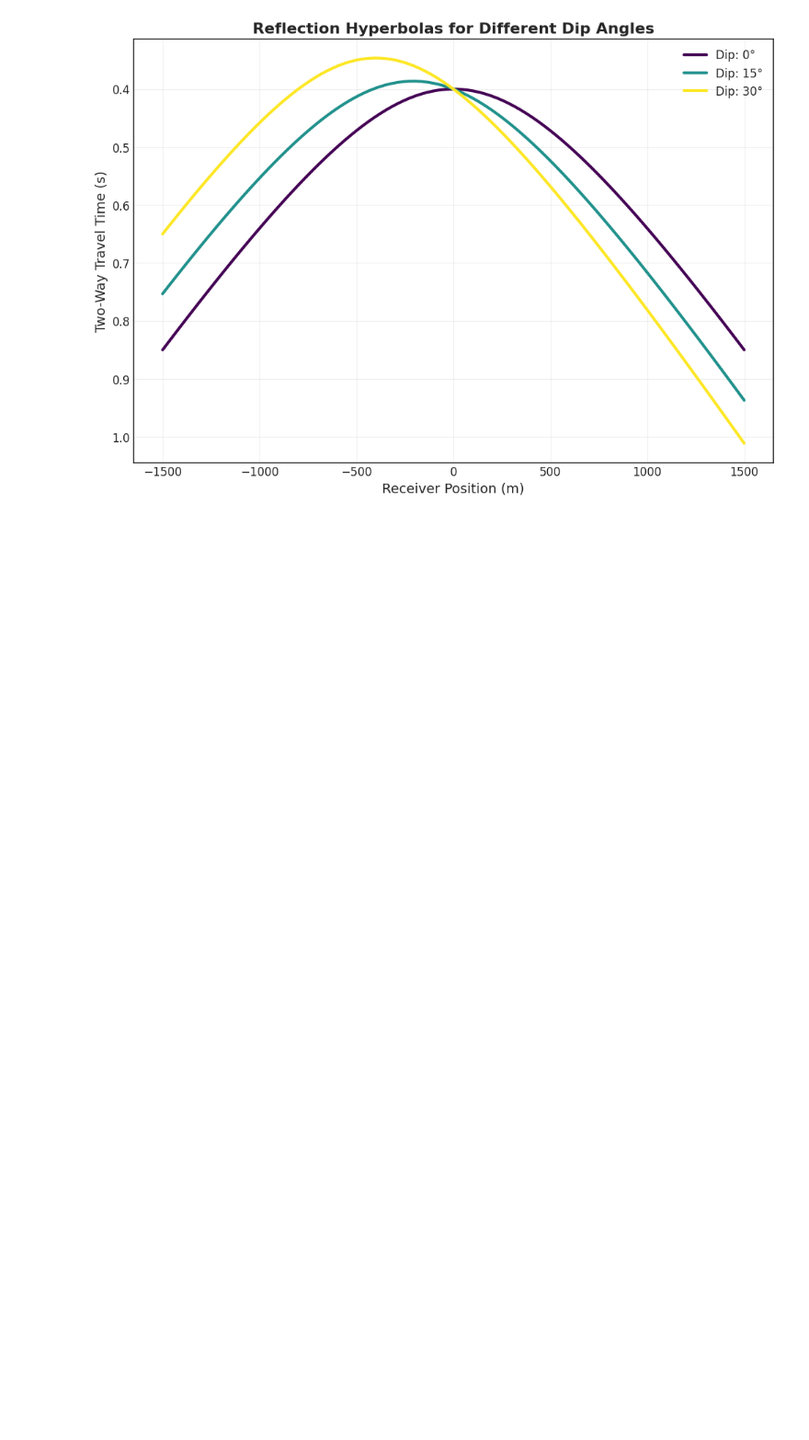
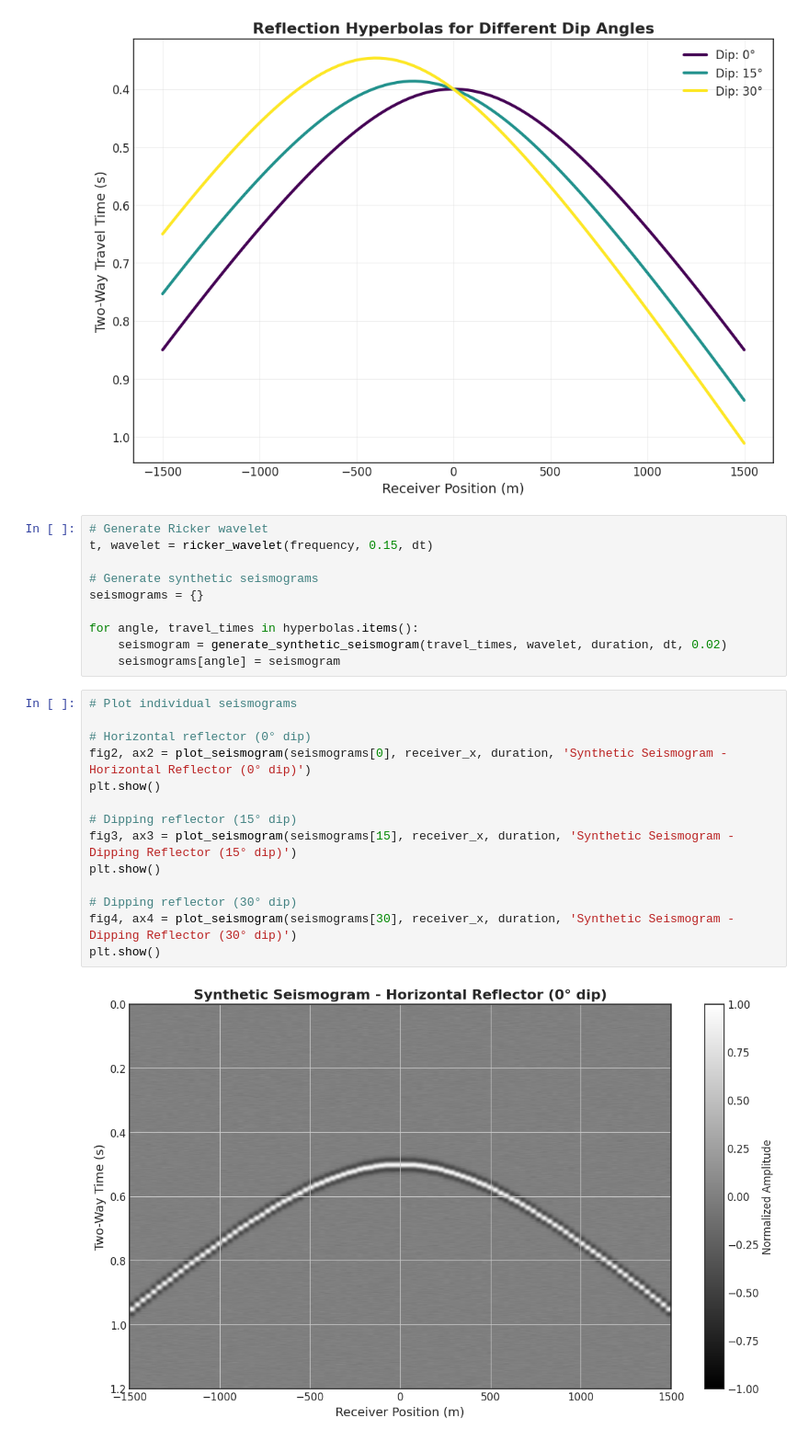
Before and after one commit to garciaRafa/seismic, a Jupyter notebook: reflection/ray_tracing/notebooks/02_hyperbola_seismograms_analysis.ipynb, the cells around one changed output. Shown at 92% size. Saved outputs shown, nothing was run; the diff lists cells and outputs as text; blank space fills up the shorter version.

Commit message:
add seismograms plot

```diff
--- a/reflection/ray_tracing/notebooks/02_hyperbola_seismograms_analysis.ipynb
+++ b/reflection/ray_tracing/notebooks/02_hyperbola_seismograms_analysis.ipynb
@@ -43,3 +45,29 @@ fig1, ax1 = plot_hyperbola_curves(receiver_x, hyperbolas, 'Reflection Hyperbolas
 plt.show()
 # %% [output]
 [figure]
+# %%
+# Generate Ricker wavelet
+t, wavelet = ricker_wavelet(frequency, 0.15, dt)
+
+# Generate synthetic seismograms
+seismograms = {}
+
+for angle, travel_times in hyperbolas.items():
+    seismogram = generate_synthetic_seismogram(travel_times, wavelet, duration, dt, 0.02)
+    seismograms[angle] = seismogram
+# %%
+# Plot individual seismograms
+
+# Horizontal reflector (0° dip)
+fig2, ax2 = plot_seismogram(seismograms[0], receiver_x, duration, 'Synthetic Seismogram - Horizontal Reflector (0° dip)')
+plt.show()
+
+# Dipping reflector (15° dip)
+fig3, ax3 = plot_seismogram(seismograms[15], receiver_x, duration, 'Synthetic Seismogram - Dipping Reflector (15° dip)')
+plt.show()
+
+# Dipping reflector (30° dip)
+fig4, ax4 = plot_seismogram(seismograms[30], receiver_x, duration, 'Synthetic Seismogram - Dipping Reflector (30° dip)')
+plt.show()
+# %% [output]
+[figure, added]
```
Also changed, not shown: parts of 2 cells of this notebook, 1 other file.
